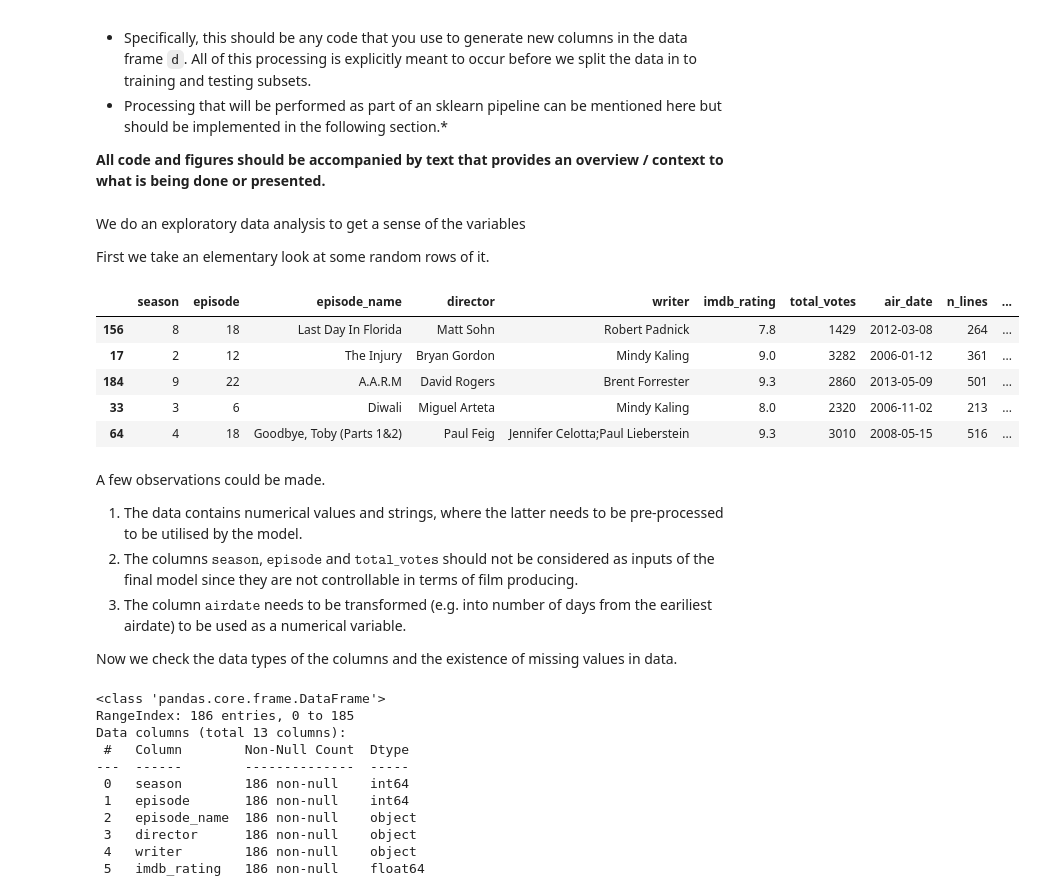
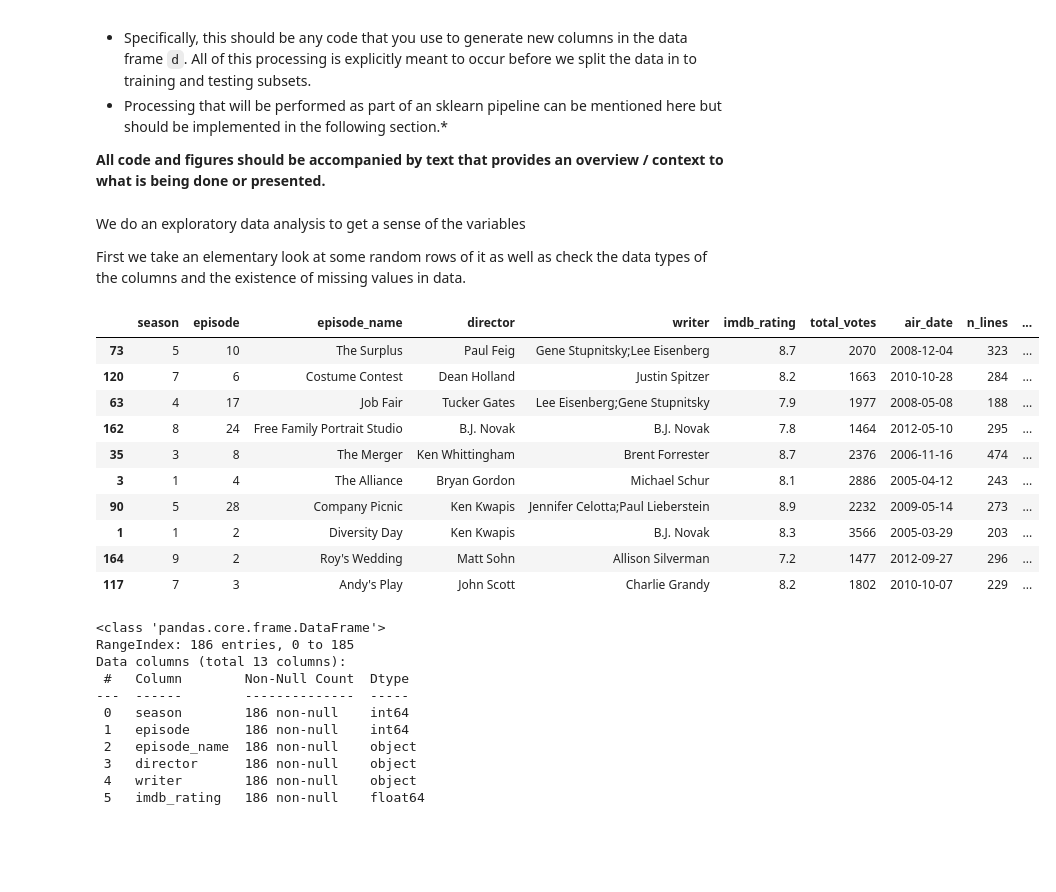
Before and after one commit to BradWangW/imdb_rate_model, a Jupyter notebook: project1.ipynb, the cells around one changed output. Cells and saved outputs as stored; diff of their text form; code cells hidden in the pictures; blank space fills up the shorter version.

```diff
--- a/project1.ipynb
+++ b/project1.ipynb
@@ -99,24 +99,21 @@ After making sure that all the necessary libraries or submodules are uploaded he
 # %% [markdown]
 We do an exploratory data analysis to get a sense of the variables
 
-First we take an elementary look at some random rows of it.
+First we take an elementary look at some random rows of it as well as check the data types of the columns and the existence of missing values in data.
 # %%
-data.sample(5)
+data.sample(10)
 # %% [output]
 |  | season | episode | episode_name | director | writer | imdb_rating | total_votes | air_date | n_lines | ... |
-| 156 | 8 | 18 | Last Day In Florida | Matt Sohn | Robert Padnick | 7.8 | 1429 | 2012-03-08 | 264 | ... |
-| 17 | 2 | 12 | The Injury | Bryan Gordon | Mindy Kaling | 9.0 | 3282 | 2006-01-12 | 361 | ... |
-| 184 | 9 | 22 | A.A.R.M | David Rogers | Brent Forrester | 9.3 | 2860 | 2013-05-09 | 501 | ... |
-| 33 | 3 | 6 | Diwali | Miguel Arteta | Mindy Kaling | 8.0 | 2320 | 2006-11-02 | 213 | ... |
-| 64 | 4 | 18 | Goodbye, Toby (Parts 1&2) | Paul Feig | Jennifer Celotta;Paul Lieberstein | 9.3 | 3010 | 2008-05-15 | 516 | ... |
+| 73 | 5 | 10 | The Surplus | Paul Feig | Gene Stupnitsky;Lee Eisenberg | 8.7 | 2070 | 2008-12-04 | 323 | ... |
+| 120 | 7 | 6 | Costume Contest | Dean Holland | Justin Spitzer | 8.2 | 1663 | 2010-10-28 | 284 | ... |
+| 63 | 4 | 17 | Job Fair | Tucker Gates | Lee Eisenberg;Gene Stupnitsky | 7.9 | 1977 | 2008-05-08 | 188 | ... |
+| 162 | 8 | 24 | Free Family Portrait Studio | B.J. Novak | B.J. Novak | 7.8 | 1464 | 2012-05-10 | 295 | ... |
+| 35 | 3 | 8 | The Merger | Ken Whittingham | Brent Forrester | 8.7 | 2376 | 2006-11-16 | 474 | ... |
+| 3 | 1 | 4 | The Alliance | Bryan Gordon | Michael Schur | 8.1 | 2886 | 2005-04-12 | 243 | ... |
+| 90 | 5 | 28 | Company Picnic | Ken Kwapis | Jennifer Celotta;Paul Lieberstein | 8.9 | 2232 | 2009-05-14 | 273 | ... |
+| 1 | 1 | 2 | Diversity Day | Ken Kwapis | B.J. Novak | 8.3 | 3566 | 2005-03-29 | 203 | ... |
+| 164 | 9 | 2 | Roy's Wedding | Matt Sohn | Allison Silverman | 7.2 | 1477 | 2012-09-27 | 296 | ... |
+| 117 | 7 | 3 | Andy's Play | John Scott | Charlie Grandy | 8.2 | 1802 | 2010-10-07 | 229 | ... |
-# %% [markdown]
-A few observations could be made.
-
-1. The data contains numerical values and strings, where the latter needs to be pre-processed to be utilised by the model.
-2. The columns $\texttt{season}$, $\texttt{episode}$ and $\texttt{total\_votes}$ should not be considered as inputs of the final model since they are not controllable in terms of film producing.
-3. The column $\texttt{airdate}$ needs to be transformed (e.g. into number of days from the eariliest airdate) to be used as a numerical variable.
-
-Now we check the data types of the columns and the existence of missing values in data.
 # %%
 data.info()
 # %% [output]
```
Also changed, not shown: parts of 2 cells of this notebook.
